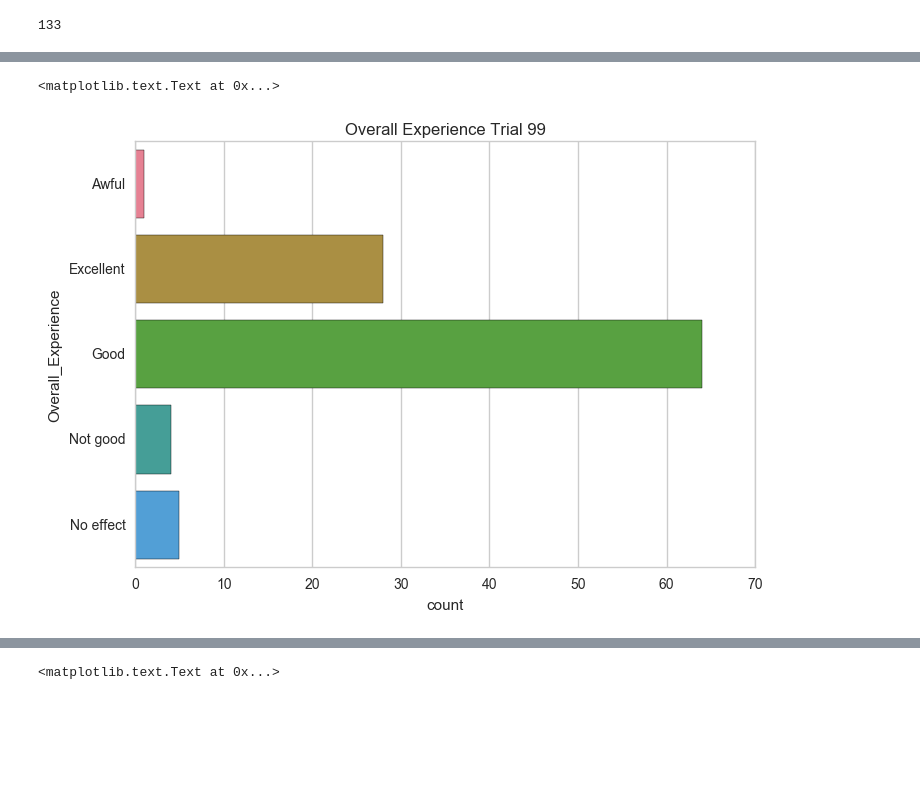
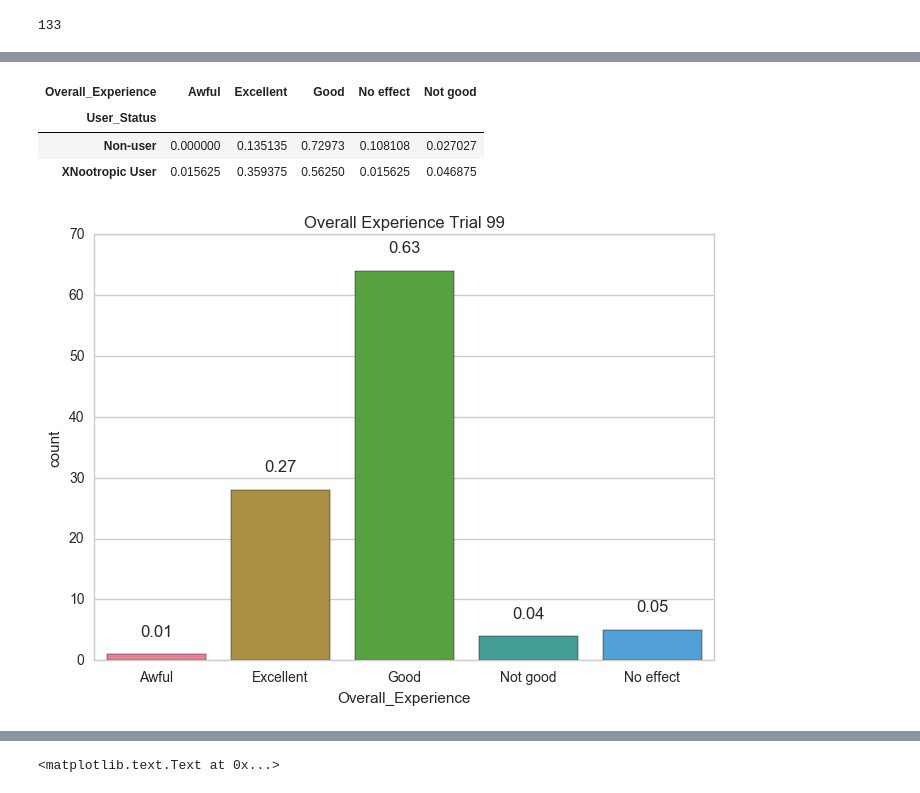
Before and after one commit to s-leung/NootropicProject, a Jupyter notebook: EDA.ipynb, the cells around one changed output, grey strips where cells are left out. Drawn from its saved outputs; the diff is of its cells as text; code cells hidden in the pictures; blank space fills up the shorter version.

```diff
--- a/EDA.ipynb
+++ b/EDA.ipynb
@@ -58,6 +69,19 @@ By categorizing the users based on if the user is a Qualia user or not.
+# %%
+#the proportions of overall experience based on overall experience
+pd.crosstab(columns=df_99['Overall_Experience'], index=df_99['User_Status']).apply(lambda x : x/x.sum(), axis=1)
+# %% [output]
+| Overall_Experience | Awful | Excellent | Good | No effect | Not good |
+| User_Status |  |  |  |  |  |
+| Non-user | 0.000000 | 0.135135 | 0.72973 | 0.108108 | 0.027027 |
+| XNootropic User | 0.015625 | 0.359375 | 0.56250 | 0.015625 | 0.046875 |
 # %%
-sns.countplot(y="Overall_Experience", data=df_99, order=['Awful', 'Excellent', 'Good', 'Not good', 'No effect'])
-plt.title('Overall Experience Trial 99')
+ax = sns.countplot(x="Overall_Experience", data=df_99, order=['Awful', 'Excellent', 'Good', 'Not good', 'No effect'])
+ax.set_title('Overall Experience Trial 99')
+
+total = (len(df_99))
+for p in ax.patches:
+    height = p.get_height()
+    ax.text(p.get_x() + p.get_width()/2., height + 3, '{:1.2f}'.format(height/total), ha='center')
+plt.show()
 # %% [output]
-<matplotlib.text.Text at 0x...>
-[figure, old version]
+[figure, new version]
```
Also changed, not shown: parts of 64 cells of this notebook, 1 other file.
